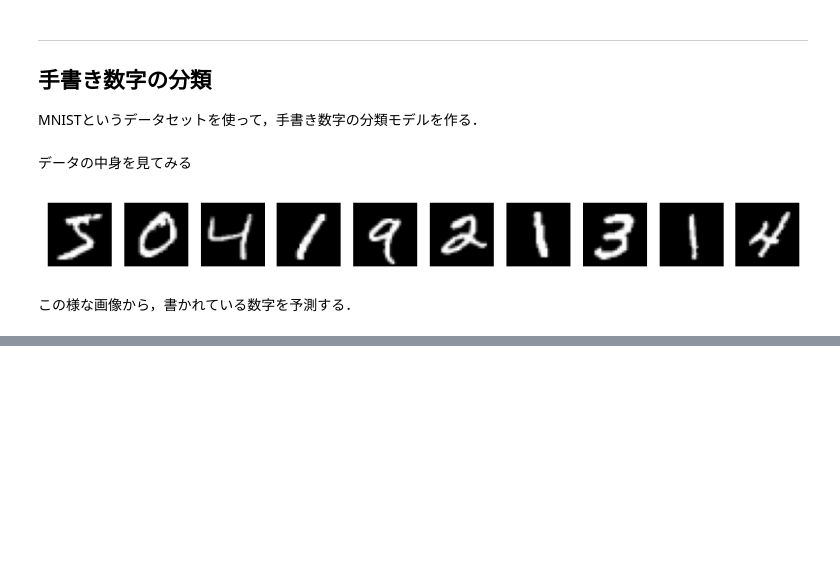
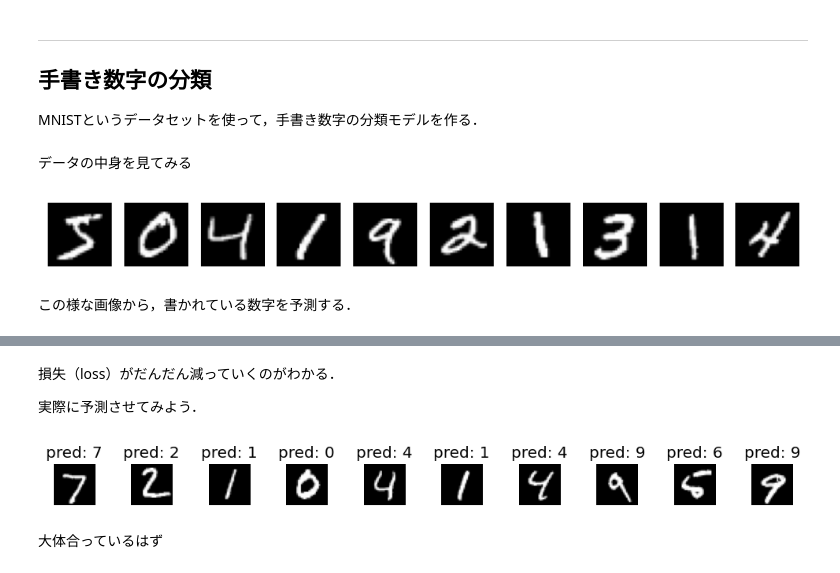
Before and after one commit to misya11p/deep-learning, a Jupyter notebook: neural_network.ipynb, the cells around one changed output, grey strips where cells are left out. Saved outputs shown, nothing was run; the diff lists cells and outputs as text; code cells hidden in the pictures; blank space fills up the shorter version.

```diff
--- a/neural_network.ipynb
+++ b/neural_network.ipynb
@@ -267,3 +285,4 @@ model = NeuralNetwork(
     ReLU(),
     Linear(64, 10)
 )
+criterion = CrossEntropy()
@@ -270,3 +293,3 @@ model = NeuralNetwork(
 # %%
-train(model, x_train, y_train, CrossEntropy(), 0.001, 5)
+train(model, x_train, y_train, criterion, 0.001, 5)
 # %% [output]
@@ -277,0 +301,18 @@ loss: 0.08915023821007384
+# %% [markdown]
+損失（loss）がだんだん減っていくのがわかる．
+
+実際に予測させてみよう．
+# %%
+fig, axes = plt.subplots(1, 10, figsize=(10, 1))
+for i, ax in enumerate(axes):
+    x = x_test[i]
+    t = y_test[i]
+    pred = np.argmax(model(x))
+    ax.imshow(x.reshape(28, 28), cmap='gray')
+    ax.set_title(f'pred: {pred}')
+    ax.axis('off')
+fig.tight_layout()
+# %% [output]
+[figure, added]
+# %% [markdown]
+大体合っているはず
```
Also changed, not shown: parts of 11 cells of this notebook, 10 other files.
